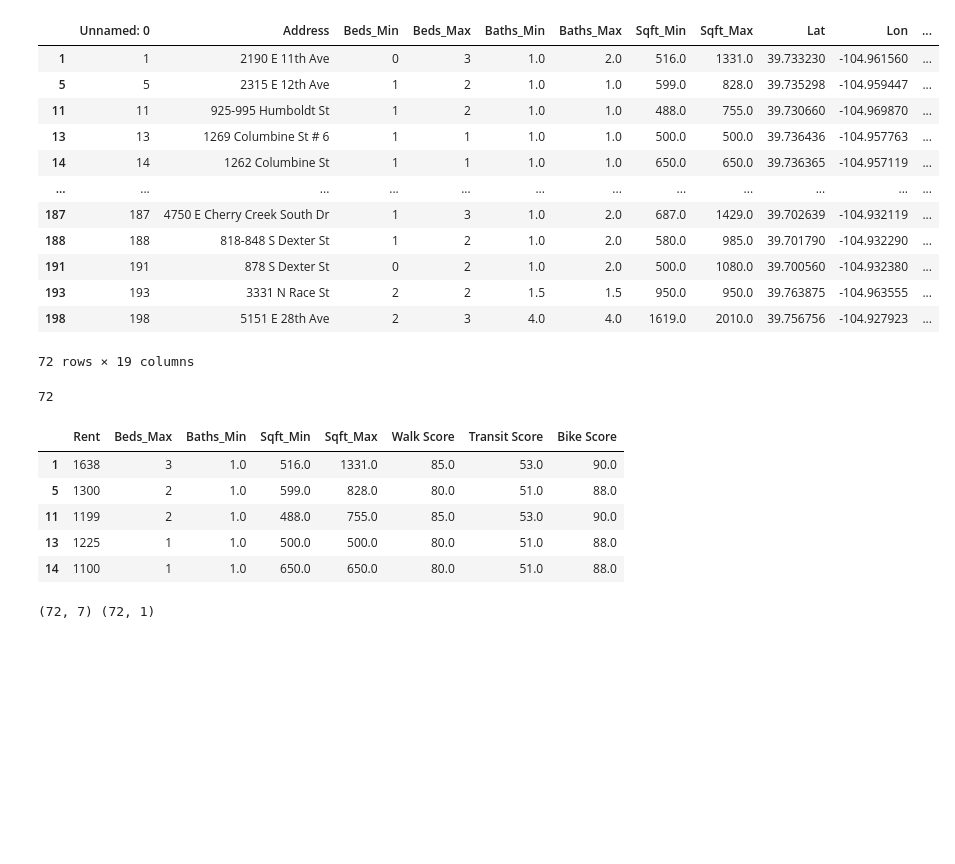
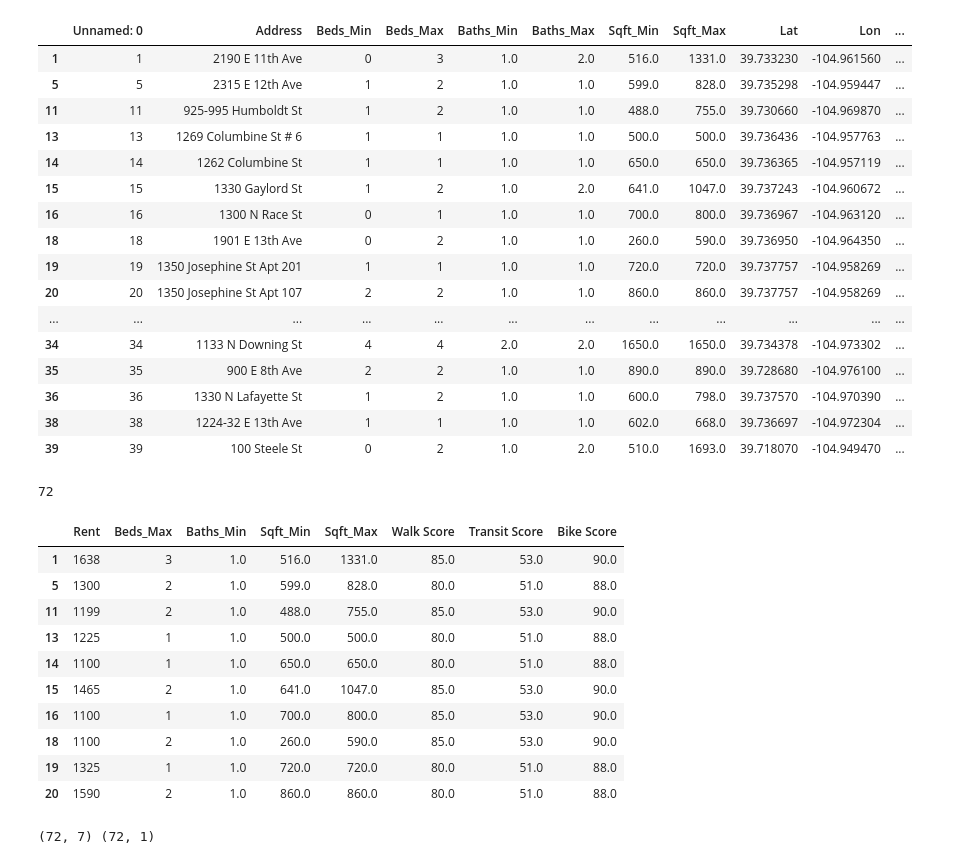
Before and after one commit to diana-e-guthrie/Final_Project, a Jupyter notebook: Yes.ipynb, the cells around one changed output. Cells and saved outputs as stored; diff of their text form; code cells hidden in the pictures; blank space fills up the shorter version.

```diff
--- a/Yes.ipynb
+++ b/Yes.ipynb
@@ -6,28 +8,35 @@ df = pd.read_csv('excelview.csv')
 # %%
+#drop na
 df2 = df.dropna()
-df2
+df2.head(25)
 # %% [output]
 |  | Unnamed: 0 | Address | Beds_Min | Beds_Max | Baths_Min | Baths_Max | Sqft_Min | Sqft_Max | Lat | Lon | ... |
 | 1 | 1 | 2190 E 11th Ave | 0 | 3 | 1.0 | 2.0 | 516.0 | 1331.0 | 39.733230 | -104.961560 | ... |
 | 5 | 5 | 2315 E 12th Ave | 1 | 2 | 1.0 | 1.0 | 599.0 | 828.0 | 39.735298 | -104.959447 | ... |
 | 11 | 11 | 925-995 Humboldt St | 1 | 2 | 1.0 | 1.0 | 488.0 | 755.0 | 39.730660 | -104.969870 | ... |
 | 13 | 13 | 1269 Columbine St # 6 | 1 | 1 | 1.0 | 1.0 | 500.0 | 500.0 | 39.736436 | -104.957763 | ... |
 | 14 | 14 | 1262 Columbine St | 1 | 1 | 1.0 | 1.0 | 650.0 | 650.0 | 39.736365 | -104.957119 | ... |
+| 15 | 15 | 1330 Gaylord St | 1 | 2 | 1.0 | 2.0 | 641.0 | 1047.0 | 39.737243 | -104.960672 | ... |
+| 16 | 16 | 1300 N Race St | 0 | 1 | 1.0 | 1.0 | 700.0 | 800.0 | 39.736967 | -104.963120 | ... |
+| 18 | 18 | 1901 E 13th Ave | 0 | 2 | 1.0 | 1.0 | 260.0 | 590.0 | 39.736950 | -104.964350 | ... |
+| 19 | 19 | 1350 Josephine St Apt 201 | 1 | 1 | 1.0 | 1.0 | 720.0 | 720.0 | 39.737757 | -104.958269 | ... |
+| 20 | 20 | 1350 Josephine St Apt 107 | 2 | 2 | 1.0 | 1.0 | 860.0 | 860.0 | 39.737757 | -104.958269 | ... |
 | ... | ... | ... | ... | ... | ... | ... | ... | ... | ... | ... | ... |
-| 187 | 187 | 4750 E Cherry Creek South Dr | 1 | 3 | 1.0 | 2.0 | 687.0 | 1429.0 | 39.702639 | -104.932119 | ... |
-| 188 | 188 | 818-848 S Dexter St | 1 | 2 | 1.0 | 2.0 | 580.0 | 985.0 | 39.701790 | -104.932290 | ... |
-| 191 | 191 | 878 S Dexter St | 0 | 2 | 1.0 | 2.0 | 500.0 | 1080.0 | 39.700560 | -104.932380 | ... |
-| 193 | 193 | 3331 N Race St | 2 | 2 | 1.5 | 1.5 | 950.0 | 950.0 | 39.763875 | -104.963555 | ... |
-| 198 | 198 | 5151 E 28th Ave | 2 | 3 | 4.0 | 4.0 | 1619.0 | 2010.0 | 39.756756 | -104.927923 | ... |
+| 34 | 34 | 1133 N Downing St | 4 | 4 | 2.0 | 2.0 | 1650.0 | 1650.0 | 39.734378 | -104.973302 | ... |
+| 35 | 35 | 900 E 8th Ave | 2 | 2 | 1.0 | 1.0 | 890.0 | 890.0 | 39.728680 | -104.976100 | ... |
+| 36 | 36 | 1330 N Lafayette St | 1 | 2 | 1.0 | 1.0 | 600.0 | 798.0 | 39.737570 | -104.970390 | ... |
+| 38 | 38 | 1224-32 E 13th Ave | 1 | 1 | 1.0 | 1.0 | 602.0 | 668.0 | 39.736697 | -104.972304 | ... |
+| 39 | 39 | 100 Steele St | 0 | 2 | 1.0 | 2.0 | 510.0 | 1693.0 | 39.718070 | -104.949470 | ... |
-72 rows × 19 columns
 # %%
 len(df2)
 # %% [output]
 72
 # %%
-foam = df2[["Rent", "Beds_Max","Baths_Min","Sqft_Min","Sqft_Max", "Walk Score", "Transit Score", "Bike Score"]]
-foam = foam.dropna()
-foam.head()
+#clean dataframe
+
+cleaned = df2[["Rent", "Beds_Max","Baths_Min","Sqft_Min","Sqft_Max", "Walk Score", "Transit Score", "Bike Score"]]
+cleaned = cleaned.dropna()
+cleaned.head(10)
 # %% [output]
 |  | Rent | Beds_Max | Baths_Min | Sqft_Min | Sqft_Max | Walk Score | Transit Score | Bike Score |
 | 1 | 1638 | 3 | 1.0 | 516.0 | 1331.0 | 85.0 | 53.0 | 90.0 |
@@ -35,4 +44,9 @@ foam.head()
 | 11 | 1199 | 2 | 1.0 | 488.0 | 755.0 | 85.0 | 53.0 | 90.0 |
 | 13 | 1225 | 1 | 1.0 | 500.0 | 500.0 | 80.0 | 51.0 | 88.0 |
 | 14 | 1100 | 1 | 1.0 | 650.0 | 650.0 | 80.0 | 51.0 | 88.0 |
+| 15 | 1465 | 2 | 1.0 | 641.0 | 1047.0 | 85.0 | 53.0 | 90.0 |
+| 16 | 1100 | 1 | 1.0 | 700.0 | 800.0 | 85.0 | 53.0 | 90.0 |
+| 18 | 1100 | 2 | 1.0 | 260.0 | 590.0 | 85.0 | 53.0 | 90.0 |
+| 19 | 1325 | 1 | 1.0 | 720.0 | 720.0 | 80.0 | 51.0 | 88.0 |
+| 20 | 1590 | 2 | 1.0 | 860.0 | 860.0 | 80.0 | 51.0 | 88.0 |
 # %%
```
Also changed, not shown: parts of 10 cells of this notebook.
